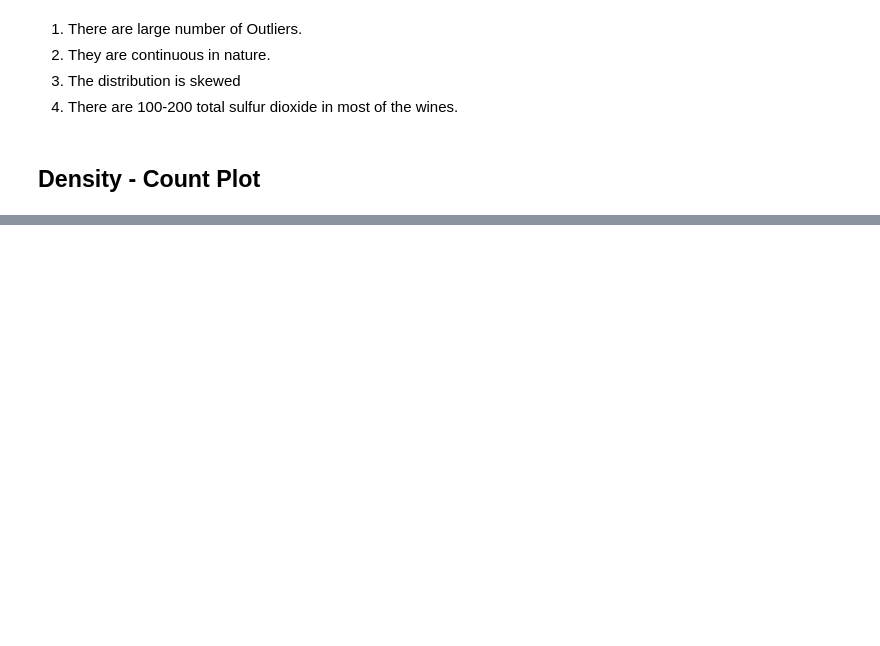
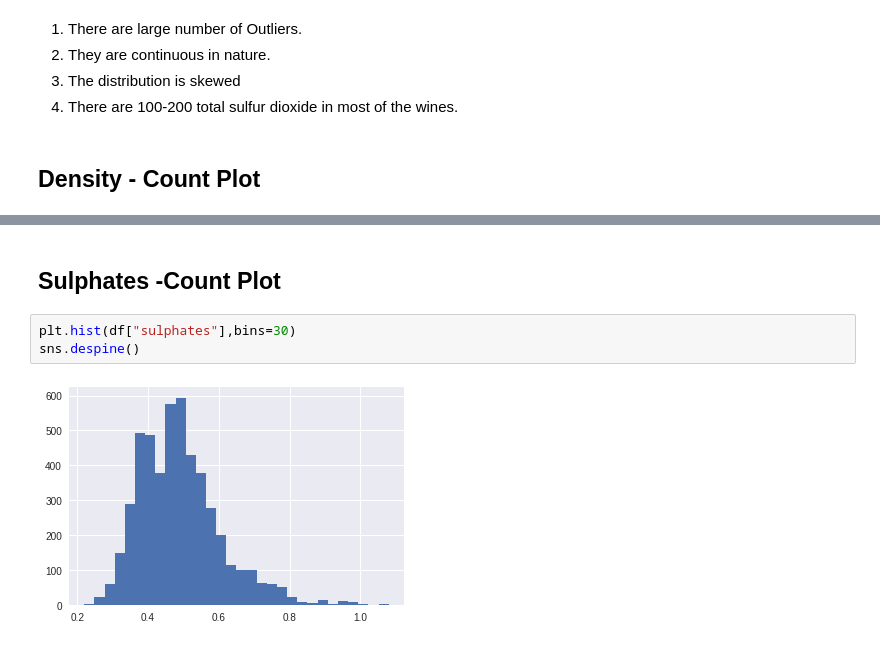
Before and after one commit to harjeevansingh/ML_ON1Acadview, a Jupyter notebook: assignment_7.ipynb, the cells around one changed output, grey strips where cells are left out. Saved outputs shown, nothing was run; the diff lists cells and outputs as text; blank space fills up the shorter version.

```diff
--- a/assignment_7.ipynb
+++ b/assignment_7.ipynb
@@ -251,0 +276,7 @@ sns.despine()
+# %% [markdown]
+## Sulphates -Count Plot
+# %%
+plt.hist(df["sulphates"],bins=30)
+sns.despine()
+# %% [output]
+[figure, added]
```
Also changed, not shown: parts of 62 cells of this notebook.
